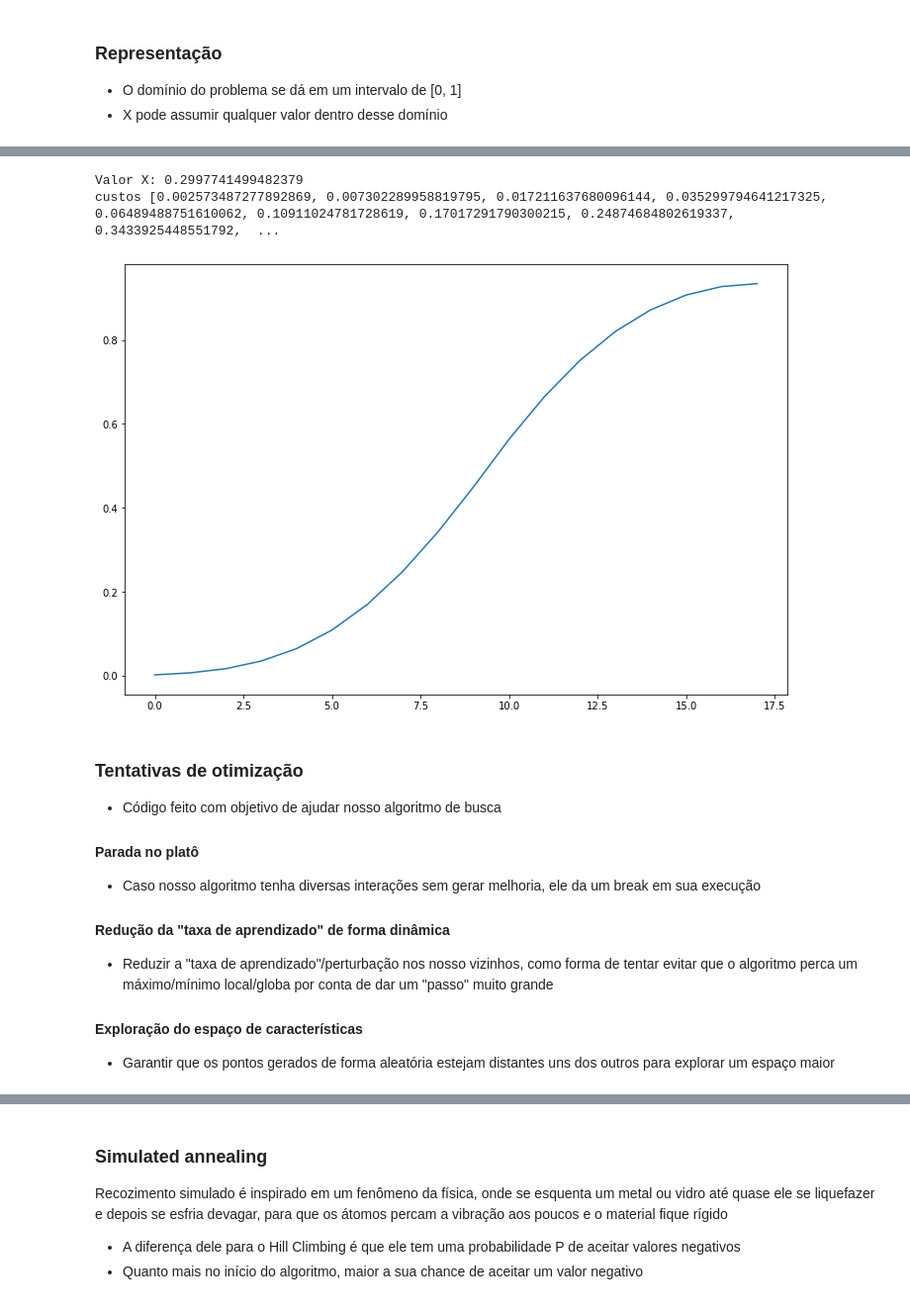
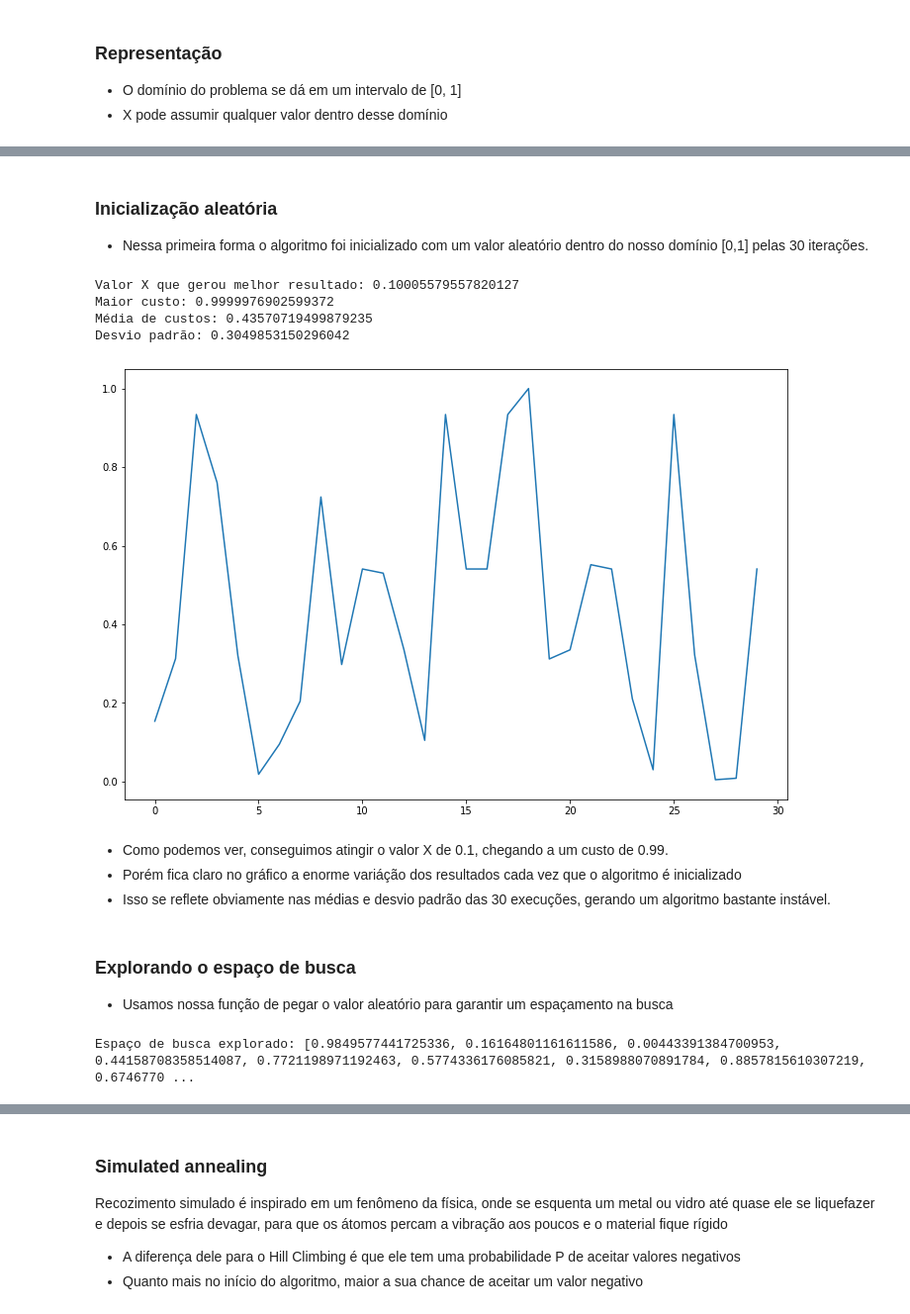
Before and after one commit to AlvaroCavalcante/computacao-bioinspirada, a Jupyter notebook: Computação bio.ipynb, the cells around one changed output, grey strips where cells are left out. Shown: that part at 99% size. Cells and saved outputs as stored; diff of their text form; code cells hidden in the pictures.

```diff
--- a/Computação bio.ipynb
+++ b/Computação bio.ipynb
@@ -88,6 +104,5 @@ def get_valor_aleatorio(espaco, x=0):
 # %%
 def hill_climbing(funcao_custo, solucao_inicial):
-    # random.seed(a=0)
     solucao = solucao_inicial
     custos = []
     count = 1
@@ -110,7 +125,7 @@ def hill_climbing(funcao_custo, solucao_inicial):
 
         count += 1
         if melhor == atual and solucao_atual == solucao or parar_no_plato == 20:
-            if parar_no_plato == 20: print('plato')
+            if parar_no_plato == 20: print('parada no platô')
             break
 
     return solucao, custos
@@ -117,34 +137,40 @@ def hill_climbing(funcao_custo, solucao_inicial):
+# %% [markdown]
+### Inicialização aleatória
+- Nessa primeira forma o algoritmo foi inicializado com um valor aleatório dentro do nosso domínio [0,1] pelas 30 iterações.
+# %%
+custos = []
+solucao = []
+espaco_solucao = []
+
+for i in range(30):
+    solucao_subida_encosta = hill_climbing(funcao_custo, random.random())
+    solucao.append(solucao_subida_encosta[0])
+    custos.append(max(solucao_subida_encosta[1]))
+# %%
+exibir_sumario_resultados(solucao, custos)
+# %% [output]
+Valor X que gerou melhor resultado: 0.10005579557820127
+Maior custo: 0.9999976902599372
+Média de custos: 0.43570719499879235
+Desvio padrão: 0.3049853150296042
+[figure, added]
+# %% [markdown]
+- Como podemos ver, conseguimos atingir o valor X de 0.1, chegando a um custo de 0.99.
+- Porém fica claro no gráfico a enorme variáção dos resultados cada vez que o algoritmo é inicializado
+- Isso se reflete obviamente nas médias e desvio padrão das 30 execuções, gerando um algoritmo bastante instável.
+# %% [markdown]
+### Explorando o espaço de busca
+- Usamos nossa função de pegar o valor aleatório para garantir um espaçamento na busca
 # %%
 custos = []
 solucao = []
 espaco_solucao = []
 
-for i in range(10):
+for i in range(30):
     espaco_solucao.append(get_valor_aleatorio(espaco_solucao))
-
     solucao_subida_encosta = hill_climbing(funcao_custo, espaco_solucao[len(espaco_solucao) - 1])
     solucao.append(solucao_subida_encosta[0])
-    custos.append(solucao_subida_encosta[1])
-
-    if len(custos) > 1:
-        if max(custos[1]) > max(custos[0]):
-            custos.pop(0)
-        else:
-            custos.pop(1)
-
-print('Valor X:', solucao_subida_encosta[0])
-print('custos', solucao_subida_encosta[1])
-plotar_busca(solucao_subida_encosta[1])
+    custos.append(max(solucao_subida_encosta[1]))
+print('Espaço de busca explorado:', espaco_solucao)
 # %% [output]
-Valor X: 0.2997741499482379
-custos [0.002573487277892869, 0.007302289958819795, 0.017211637680096144, 0.035299794641217325, 0.06489488751610062, 0.10911024781728619, 0.17017291790300215, 0.24874684802619337, 0.3433925448551792,  ...
+Espaço de busca explorado: [0.9849577441725336, 0.16164801161611586, 0.00443391384700953, 0.44158708358514087, 0.7721198971192463, 0.5774336176085821, 0.3158988070891784, 0.8857815610307219, 0.6746770 ...
-[figure, removed]
-# %% [markdown]
-### Tentativas de otimização
-- Código feito com objetivo de ajudar nosso algoritmo de busca
-#### Parada no platô
-- Caso nosso algoritmo tenha diversas interações sem gerar melhoria, ele da um break em sua execução
-#### Redução da "taxa de aprendizado" de forma dinâmica
-- Reduzir a "taxa de aprendizado"/perturbação nos nosso vizinhos, como forma de tentar evitar que o algoritmo perca um máximo/mínimo local/globa por conta de dar um "passo" muito grande
-#### Exploração do espaço de características
-- Garantir que os pontos gerados de forma aleatória estejam distantes uns dos outros para explorar um espaço maior
```
Also changed, not shown: parts of 20 cells of this notebook, 1 other file.
